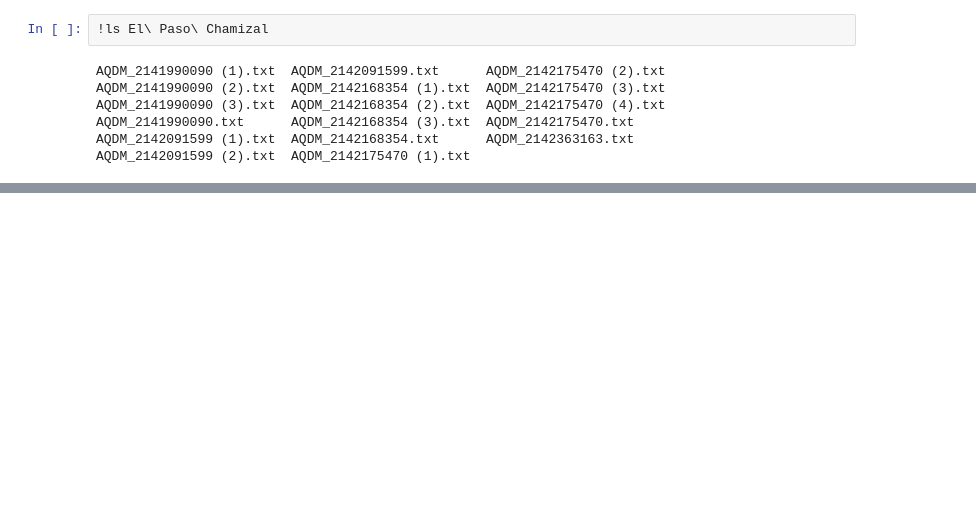
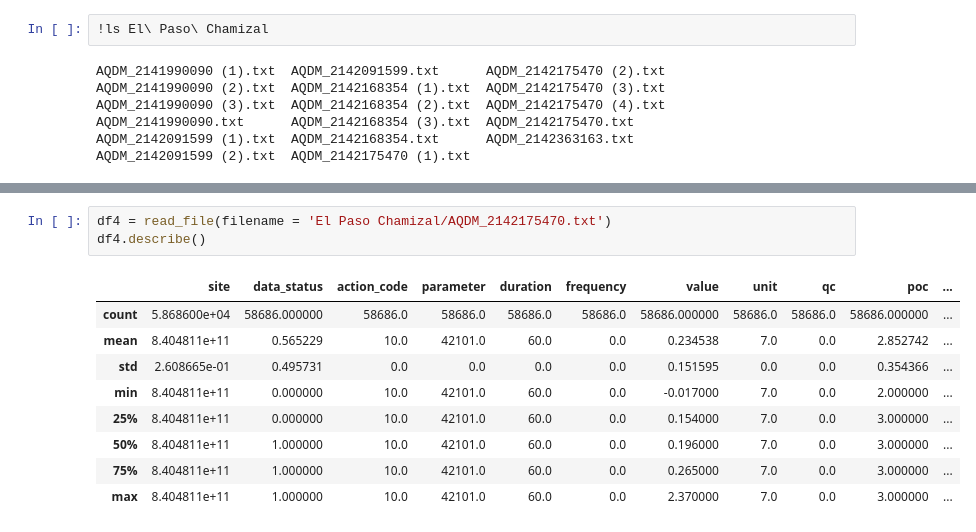
Before and after one commit to AllenDowney/AtmoChem, a Jupyter notebook: AirQualityData/el_paso.ipynb, the cells around one changed output, grey strips where cells are left out. Cells and saved outputs as stored; diff of their text form; blank space fills up the shorter version.

```diff
--- a/AirQualityData/el_paso.ipynb
+++ b/AirQualityData/el_paso.ipynb
@@ -34,0 +132,13 @@ df.head()
+# %%
+df4 = read_file(filename = 'El Paso Chamizal/AQDM_2142175470.txt')
+df4.describe()
+# %% [output]
+|  | site | data_status | action_code | parameter | duration | frequency | value | unit | qc | poc | ... |
+| count | 5.868600e+04 | 58686.000000 | 58686.0 | 58686.0 | 58686.0 | 58686.0 | 58686.000000 | 58686.0 | 58686.0 | 58686.000000 | ... |
+| mean | 8.404811e+11 | 0.565229 | 10.0 | 42101.0 | 60.0 | 0.0 | 0.234538 | 7.0 | 0.0 | 2.852742 | ... |
+| std | 2.608665e-01 | 0.495731 | 0.0 | 0.0 | 0.0 | 0.0 | 0.151595 | 0.0 | 0.0 | 0.354366 | ... |
+| min | 8.404811e+11 | 0.000000 | 10.0 | 42101.0 | 60.0 | 0.0 | -0.017000 | 7.0 | 0.0 | 2.000000 | ... |
+| 25% | 8.404811e+11 | 0.000000 | 10.0 | 42101.0 | 60.0 | 0.0 | 0.154000 | 7.0 | 0.0 | 3.000000 | ... |
+| 50% | 8.404811e+11 | 1.000000 | 10.0 | 42101.0 | 60.0 | 0.0 | 0.196000 | 7.0 | 0.0 | 3.000000 | ... |
+| 75% | 8.404811e+11 | 1.000000 | 10.0 | 42101.0 | 60.0 | 0.0 | 0.265000 | 7.0 | 0.0 | 3.000000 | ... |
+| max | 8.404811e+11 | 1.000000 | 10.0 | 42101.0 | 60.0 | 0.0 | 2.370000 | 7.0 | 0.0 | 3.000000 | ... |
```
Also changed, not shown: parts of 24 cells of this notebook.
